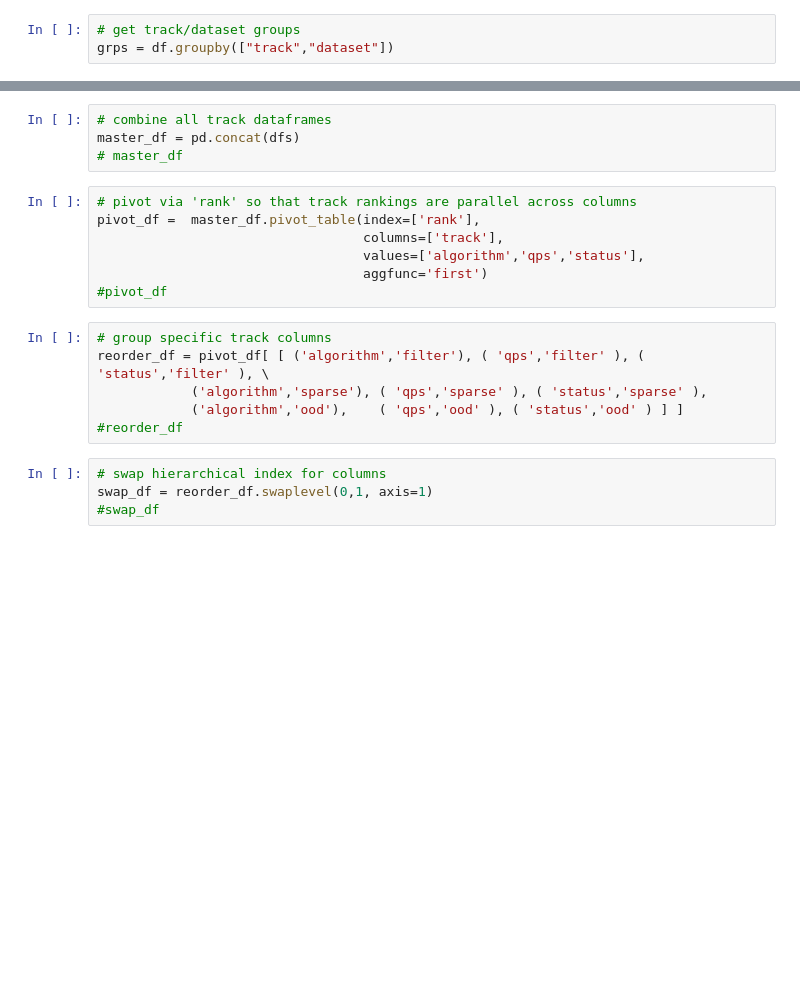
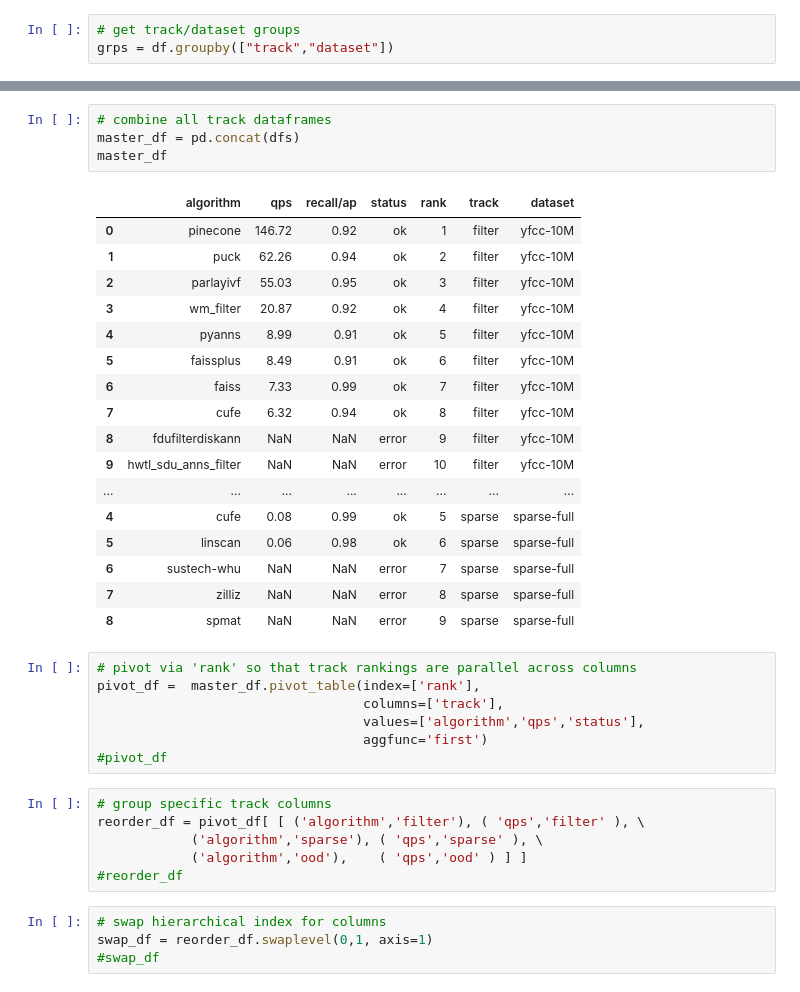
Before and after one commit to harsha-simhadri/big-ann-benchmarks, a Jupyter notebook: neurips23/latitude/analysis.ipynb, the cells around one changed output, grey strips where cells are left out. Saved outputs shown, nothing was run; the diff lists cells and outputs as text; blank space fills up the shorter version.

```diff
--- a/neurips23/latitude/analysis.ipynb
+++ b/neurips23/latitude/analysis.ipynb
@@ -77,7 +82,25 @@ for name, group in grps:
 # %%
 # combine all track dataframes
 master_df = pd.concat(dfs)
-# master_df
+master_df
+# %% [output]
+|  | algorithm | qps | recall/ap | status | rank | track | dataset |
+| 0 | pinecone | 146.72 | 0.92 | ok | 1 | filter | yfcc-10M |
+| 1 | puck | 62.26 | 0.94 | ok | 2 | filter | yfcc-10M |
+| 2 | parlayivf | 55.03 | 0.95 | ok | 3 | filter | yfcc-10M |
+| 3 | wm_filter | 20.87 | 0.92 | ok | 4 | filter | yfcc-10M |
+| 4 | pyanns | 8.99 | 0.91 | ok | 5 | filter | yfcc-10M |
+| 5 | faissplus | 8.49 | 0.91 | ok | 6 | filter | yfcc-10M |
+| 6 | faiss | 7.33 | 0.99 | ok | 7 | filter | yfcc-10M |
+| 7 | cufe | 6.32 | 0.94 | ok | 8 | filter | yfcc-10M |
+| 8 | fdufilterdiskann | NaN | NaN | error | 9 | filter | yfcc-10M |
+| 9 | hwtl_sdu_anns_filter | NaN | NaN | error | 10 | filter | yfcc-10M |
+| ... | ... | ... | ... | ... | ... | ... | ... |
+| 4 | cufe | 0.08 | 0.99 | ok | 5 | sparse | sparse-full |
+| 5 | linscan | 0.06 | 0.98 | ok | 6 | sparse | sparse-full |
+| 6 | sustech-whu | NaN | NaN | error | 7 | sparse | sparse-full |
+| 7 | zilliz | NaN | NaN | error | 8 | sparse | sparse-full |
+| 8 | spmat | NaN | NaN | error | 9 | sparse | sparse-full |
 # %%
 # pivot via 'rank' so that track rankings are parallel across columns
 pivot_df =  master_df.pivot_table(index=['rank'],
@@ -87,9 +110,9 @@ pivot_df =  master_df.pivot_table(index=['rank'],
 #pivot_df
 # %%
 # group specific track columns
-reorder_df = pivot_df[ [ ('algorithm','filter'), ( 'qps','filter' ), ( 'status','filter' ), \
-            ('algorithm','sparse'), ( 'qps','sparse' ), ( 'status','sparse' ),
-            ('algorithm','ood'),    ( 'qps','ood' ), ( 'status','ood' ) ] ]
+reorder_df = pivot_df[ [ ('algorithm','filter'), ( 'qps','filter' ), \
+            ('algorithm','sparse'), ( 'qps','sparse' ), \
+            ('algorithm','ood'),    ( 'qps','ood' ) ] ]
 #reorder_df
 # %%
 # swap hierarchical index for columns
```
Also changed, not shown: parts of 6 cells of this notebook, 7 other files.
